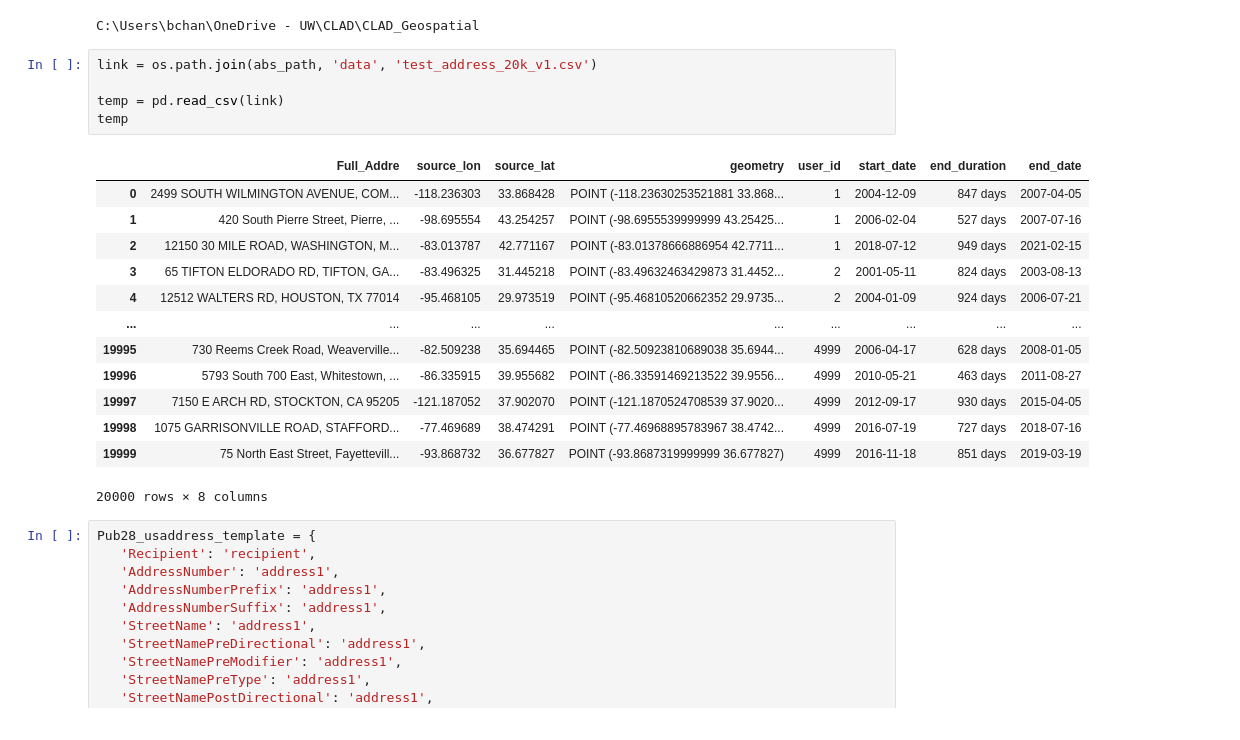
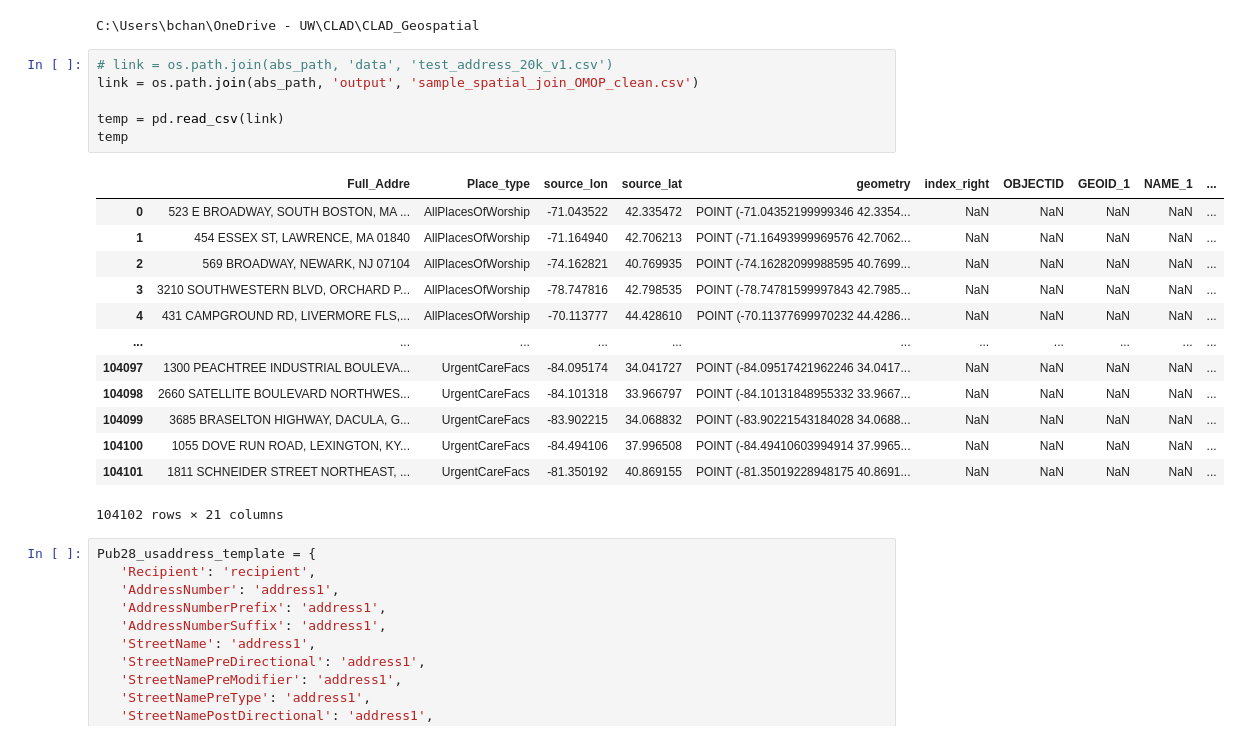
Before and after one commit to brian-cy-chang/UW_Geospatial, a Jupyter notebook: notebooks/usaddress.ipynb, the cells around one changed output. Drawn from its saved outputs; the diff is of its cells as text.

Commit message:
update custom flag and run for 104k addresses

```diff
--- a/notebooks/usaddress.ipynb
+++ b/notebooks/usaddress.ipynb
@@ -63,24 +63,25 @@ print(abs_path)
 # %% [output]
 C:\Users\bchan\OneDrive - UW\CLAD\CLAD_Geospatial
 # %%
-link = os.path.join(abs_path, 'data', 'test_address_20k_v1.csv')
+# link = os.path.join(abs_path, 'data', 'test_address_20k_v1.csv')
+link = os.path.join(abs_path, 'output', 'sample_spatial_join_OMOP_clean.csv')
 
 temp = pd.read_csv(link)
 temp
 # %% [output]
-|  | Full_Addre | source_lon | source_lat | geometry | user_id | start_date | end_duration | end_date |
-| 0 | 2499 SOUTH WILMINGTON AVENUE, COM... | -118.236303 | 33.868428 | POINT (-118.23630253521881 33.868... | 1 | 2004-12-09 | 847 days | 2007-04-05 |
-| 1 | 420 South Pierre Street, Pierre, ... | -98.695554 | 43.254257 | POINT (-98.6955539999999 43.25425... | 1 | 2006-02-04 | 527 days | 2007-07-16 |
-| 2 | 12150 30 MILE ROAD, WASHINGTON, M... | -83.013787 | 42.771167 | POINT (-83.01378666886954 42.7711... | 1 | 2018-07-12 | 949 days | 2021-02-15 |
-| 3 | 65 TIFTON ELDORADO RD, TIFTON, GA... | -83.496325 | 31.445218 | POINT (-83.49632463429873 31.4452... | 2 | 2001-05-11 | 824 days | 2003-08-13 |
-| 4 | 12512 WALTERS RD, HOUSTON, TX 77014 | -95.468105 | 29.973519 | POINT (-95.46810520662352 29.9735... | 2 | 2004-01-09 | 924 days | 2006-07-21 |
-| ... | ... | ... | ... | ... | ... | ... | ... | ... |
-| 19995 | 730 Reems Creek Road, Weaverville... | -82.509238 | 35.694465 | POINT (-82.50923810689038 35.6944... | 4999 | 2006-04-17 | 628 days | 2008-01-05 |
-| 19996 | 5793 South 700 East, Whitestown, ... | -86.335915 | 39.955682 | POINT (-86.33591469213522 39.9556... | 4999 | 2010-05-21 | 463 days | 2011-08-27 |
-| 19997 | 7150 E ARCH RD, STOCKTON, CA 95205 | -121.187052 | 37.902070 | POINT (-121.1870524708539 37.9020... | 4999 | 2012-09-17 | 930 days | 2015-04-05 |
-| 19998 | 1075 GARRISONVILLE ROAD, STAFFORD... | -77.469689 | 38.474291 | POINT (-77.46968895783967 38.4742... | 4999 | 2016-07-19 | 727 days | 2018-07-16 |
-| 19999 | 75 North East Street, Fayettevill... | -93.868732 | 36.677827 | POINT (-93.8687319999999 36.677827) | 4999 | 2016-11-18 | 851 days | 2019-03-19 |
+|  | Full_Addre | Place_type | source_lon | source_lat | geometry | index_right | OBJECTID | GEOID_1 | NAME_1 | ... |
+| 0 | 523 E BROADWAY, SOUTH BOSTON, MA ... | AllPlacesOfWorship | -71.043522 | 42.335472 | POINT (-71.04352199999346 42.3354... | NaN | NaN | NaN | NaN | ... |
+| 1 | 454 ESSEX ST, LAWRENCE, MA 01840 | AllPlacesOfWorship | -71.164940 | 42.706213 | POINT (-71.16493999969576 42.7062... | NaN | NaN | NaN | NaN | ... |
+| 2 | 569 BROADWAY, NEWARK, NJ 07104 | AllPlacesOfWorship | -74.162821 | 40.769935 | POINT (-74.16282099988595 40.7699... | NaN | NaN | NaN | NaN | ... |
+| 3 | 3210 SOUTHWESTERN BLVD, ORCHARD P... | AllPlacesOfWorship | -78.747816 | 42.798535 | POINT (-78.74781599997843 42.7985... | NaN | NaN | NaN | NaN | ... |
+| 4 | 431 CAMPGROUND RD, LIVERMORE FLS,... | AllPlacesOfWorship | -70.113777 | 44.428610 | POINT (-70.11377699970232 44.4286... | NaN | NaN | NaN | NaN | ... |
+| ... | ... | ... | ... | ... | ... | ... | ... | ... | ... | ... |
+| 104097 | 1300 PEACHTREE INDUSTRIAL BOULEVA... | UrgentCareFacs | -84.095174 | 34.041727 | POINT (-84.09517421962246 34.0417... | NaN | NaN | NaN | NaN | ... |
+| 104098 | 2660 SATELLITE BOULEVARD NORTHWES... | UrgentCareFacs | -84.101318 | 33.966797 | POINT (-84.10131848955332 33.9667... | NaN | NaN | NaN | NaN | ... |
+| 104099 | 3685 BRASELTON HIGHWAY, DACULA, G... | UrgentCareFacs | -83.902215 | 34.068832 | POINT (-83.90221543184028 34.0688... | NaN | NaN | NaN | NaN | ... |
+| 104100 | 1055 DOVE RUN ROAD, LEXINGTON, KY... | UrgentCareFacs | -84.494106 | 37.996508 | POINT (-84.49410603994914 37.9965... | NaN | NaN | NaN | NaN | ... |
+| 104101 | 1811 SCHNEIDER STREET NORTHEAST, ... | UrgentCareFacs | -81.350192 | 40.869155 | POINT (-81.35019228948175 40.8691... | NaN | NaN | NaN | NaN | ... |
-20000 rows × 8 columns
+104102 rows × 21 columns
 # %%
 Pub28_usaddress_template = {
    'Recipient': 'recipient',
```
Also changed, not shown: parts of 19 cells of this notebook.
